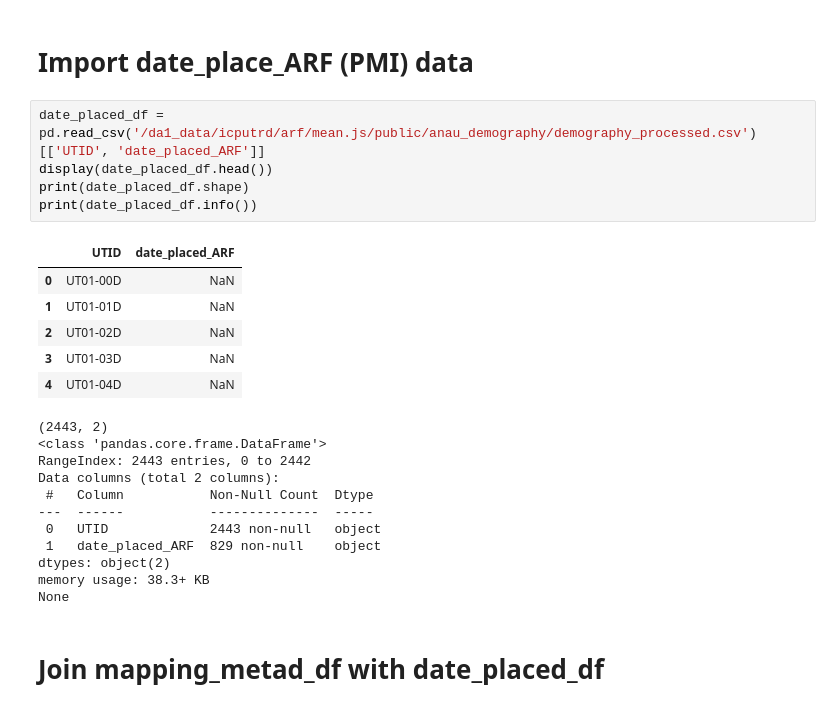
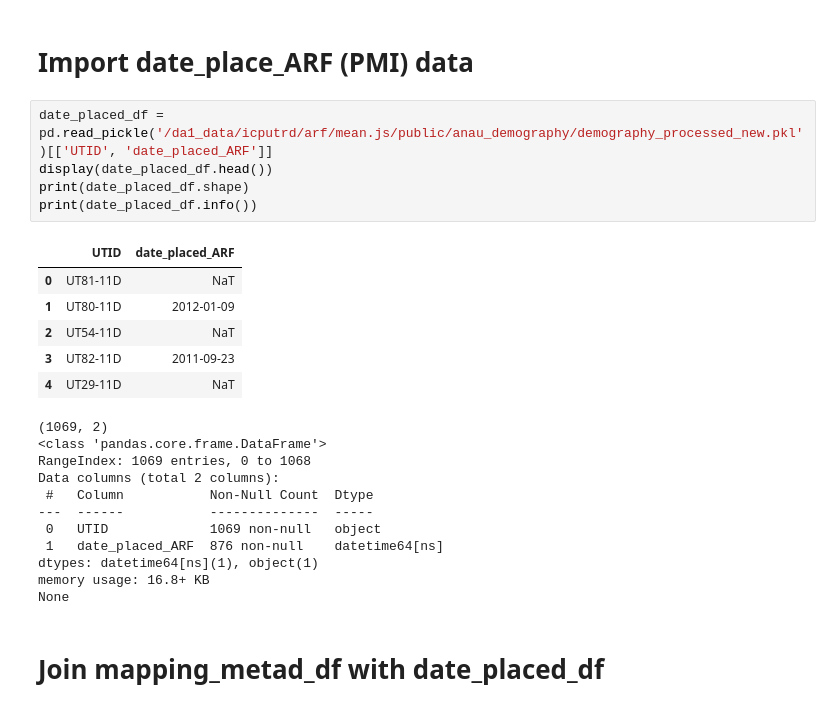
Before and after one commit to annamarianau/post_mortem_interval_estimation, a Jupyter notebook: notebooks/01_generate_pmi_per_img.ipynb, the cells around one changed output. Cells and saved outputs as stored; diff of their text form.

```diff
--- a/notebooks/01_generate_pmi_per_img.ipynb
+++ b/notebooks/01_generate_pmi_per_img.ipynb
@@ -170,27 +172,27 @@ memory usage: 105.0+ MB
 # %% [markdown]
 # Import date_place_ARF (PMI) data
 # %%
-date_placed_df = pd.read_csv('/da1_data/icputrd/arf/mean.js/public/anau_demography/demography_processed.csv')[['UTID', 'date_placed_ARF']]
+date_placed_df = pd.read_pickle('/da1_data/icputrd/arf/mean.js/public/anau_demography/demography_processed_new.pkl')[['UTID', 'date_placed_ARF']]
 display(date_placed_df.head())
 print(date_placed_df.shape)
 print(date_placed_df.info())
 # %% [output]
 |  | UTID | date_placed_ARF |
-| 0 | UT01-00D | NaN |
-| 1 | UT01-01D | NaN |
-| 2 | UT01-02D | NaN |
-| 3 | UT01-03D | NaN |
-| 4 | UT01-04D | NaN |
+| 0 | UT81-11D | NaT |
+| 1 | UT80-11D | 2012-01-09 |
+| 2 | UT54-11D | NaT |
+| 3 | UT82-11D | 2011-09-23 |
+| 4 | UT29-11D | NaT |
-(2443, 2)
+(1069, 2)
 <class 'pandas.core.frame.DataFrame'>
-RangeIndex: 2443 entries, 0 to 2442
+RangeIndex: 1069 entries, 0 to 1068
 Data columns (total 2 columns):
  #   Column           Non-Null Count  Dtype
 ---  ------           --------------  -----
- 0   UTID             2443 non-null   object
- 1   date_placed_ARF  829 non-null    object
-dtypes: object(2)
-memory usage: 38.3+ KB
+ 0   UTID             1069 non-null   object
+ 1   date_placed_ARF  876 non-null    datetime64[ns]
+dtypes: datetime64[ns](1), object(1)
+memory usage: 16.8+ KB
 None
 # %% [markdown]
 # Join mapping_metad_df with date_placed_df
```
Also changed, not shown: parts of 18 cells of this notebook, 2 other files.
